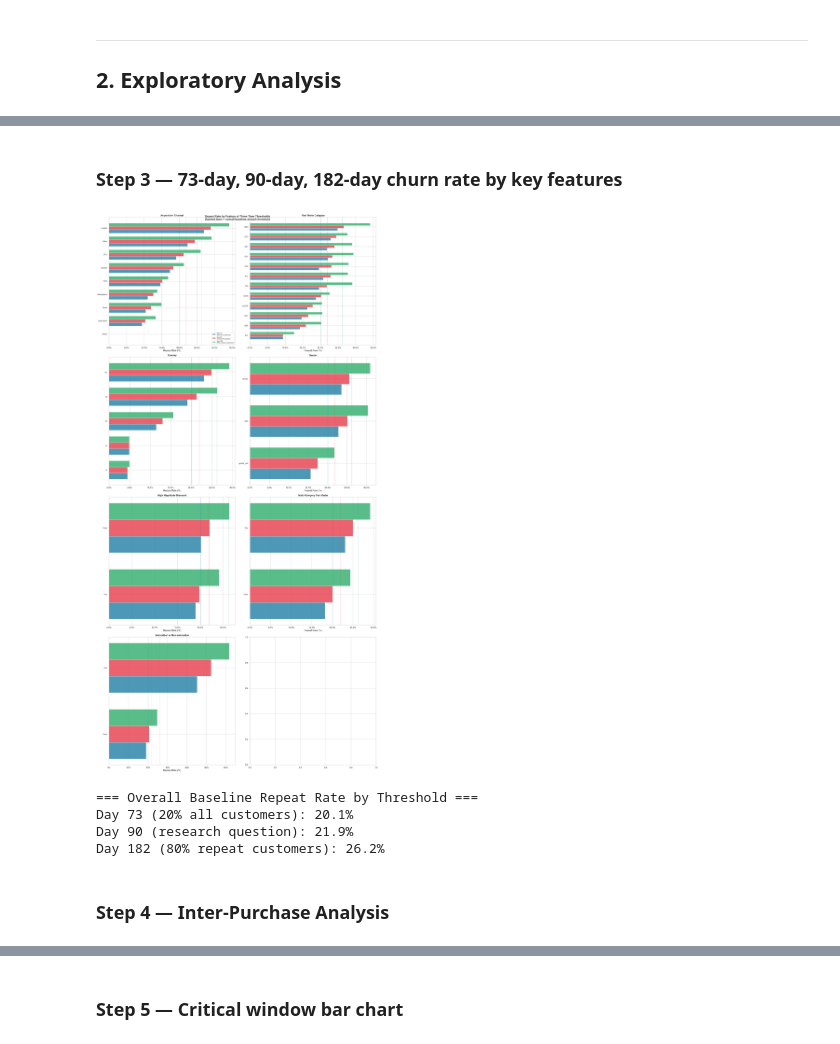
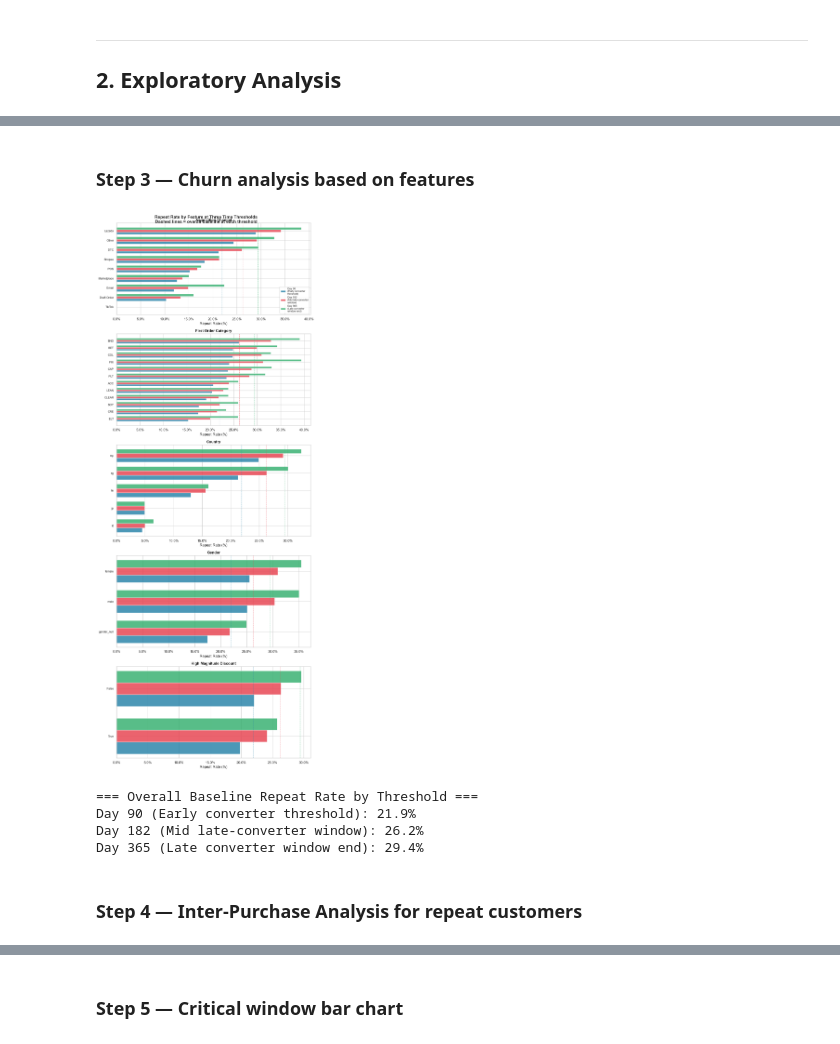
Before and after one commit to alvdoan/Applied-Data-Group-Project, a Jupyter notebook: 04_churn_analysis.ipynb, the cells around one changed output, grey strips where cells are left out. Cells and saved outputs as stored; diff of their text form; code cells hidden in the pictures.

```diff
--- a/04_churn_analysis.ipynb
+++ b/04_churn_analysis.ipynb
@@ -18,12 +24,7 @@ import seaborn as sns
 import warnings
 warnings.filterwarnings('ignore')
 
-import subprocess
-subprocess.run(['pip', 'install', 'lifelines', '--break-system-packages', '-q'])
-
 from pathlib import Path
-from lifelines import KaplanMeierFitter
-from lifelines.statistics import logrank_test
 
 pd.set_option('display.max_columns', 50)
 pd.set_option('display.max_colwidth', 80)
@@ -32,11 +33,17 @@ BASE       = Path.cwd()
 SILVER_DIR = BASE / 'medallion' / 'silver'
 GOLD_DIR   = BASE / 'medallion' / 'gold'
 
-# Plotting style
 sns.set_theme(style='whitegrid', palette='muted')
 COLORS = {
     'primary'  : '#2E86AB',
     'secondary': '#E84855',
     'accent'   : '#3BB273',
-    'neutral'  : '#A8A8A8'
+    'neutral'  : '#A8A8A8',
+    'orange'   : '#F97316',
 }
+
+SEGMENT_COLORS = {
+    'Early converter' : '#3BB273',
+    'Late converter'  : '#F97316',
+    'Non-converter'   : '#E84855',
+}
@@ -196,13 +220,13 @@ Median days to 2nd order                     : 47 days
 % returned within 90d                        : 66.9%
 Day when 80% of repeat customers returned    : Day 182
 # %% [markdown]
-### Step 3 — 73-day, 90-day, 182-day churn rate by key features
+### Step 3 — Churn analysis based on features
 # %%
 # Define thresholds
 thresholds = {
-    'Day 73\n(20% all customers)'  : 73,
-    'Day 90\n(research question)'  : 90,
-    'Day 182\n(80% repeat customers)': 182,
+    'Day 90\n(Early converter\nthreshold)'  : 90,
+    'Day 182\n(Mid late-converter\nwindow)' : 182,
+    'Day 365\n(Late converter\nwindow end)' : 365,
 }
 
 features = [
@@ -217,13 +241,18 @@ features = [
 
 threshold_colors = [COLORS['primary'], COLORS['secondary'], COLORS['accent']]
 
-fig, axes = plt.subplots(4, 2, figsize=(20, 40))
+fig, axes = plt.subplots(6, 1, figsize=(10, 30))
 
 for ax, (col, title) in zip(axes.flatten(), features):
-    # Get all unique categories with sufficient sample size
-    counts = df.groupby(col)[col].count()
+    # Convert to string first to handle boolean columns correctly
+    plot_df = df.copy()
+    plot_df[col] = plot_df[col].astype(str)
+
+    # Now filter on string values
+    counts = plot_df.groupby(col)[col].count()
     valid_cats = counts[counts >= 30].index.tolist()
-    plot_df = df[df[col].isin(valid_cats)].copy()
+    plot_df = plot_df[plot_df[col] != 'None'].copy()
+    plot_df = plot_df[plot_df[col].isin(valid_cats)].copy()
 
     # Compute churn rate at each threshold per category
     results = []
@@ -245,8 +274,8 @@ for ax, (col, title) in zip(axes.flatten(), features):
     result_df = pd.concat(results, ignore_index=True)
 
     # Sort categories by Day 90 repeat rate for consistent ordering
-    order = (result_df[result_df['threshold'] == 'Day 90\n(research question)']
-             .sort_values('repeat_rate', ascending=True)[col].tolist())
+    order = (result_df[result_df['threshold'] == 'Day 90\n(Early converter\nthreshold)']
+         .sort_values('repeat_rate', ascending=True)[col].tolist())
 
     # Plot grouped horizontal bars
     n_cats = len(order)
@@ -268,38 +297,39 @@ for ax, (col, title) in zip(axes.flatten(), features):
             df['days_to_second_order'].isna() |
             (df['days_to_second_order'] > days)
         ).mean()
         overall_repeat = (1 - overall_churn) * 100
         ax.axvline(overall_repeat, color=color, linestyle='--',
                    linewidth=1, alpha=0.7)
 
     ax.set_yticks(list(y_positions))
     ax.set_yticklabels([str(c) for c in order], fontsize=9)
     ax.set_title(title, fontsize=12, fontweight='bold')
     ax.set_xlabel('Repeat Rate (%)')
     ax.xaxis.set_major_formatter(mtick.PercentFormatter())
     if ax == axes.flatten()[0]:
         ax.legend(fontsize=8, loc='lower right')
 
 plt.suptitle('Repeat Rate by Feature at Three Time Thresholds\n'
              'Dashed lines = overall baseline at each threshold',
              fontsize=14, fontweight='bold')
+axes.flatten()[-1].set_visible(False)
 plt.tight_layout()
 plt.show()
 
 # Print baseline repeat rates at each threshold
 print("=== Overall Baseline Repeat Rate by Threshold ===")
 for label, days in thresholds.items():
     overall_churn = (
         df['days_to_second_order'].isna() |
         (df['days_to_second_order'] > days)
     ).mean()
     print(f"{label.replace(chr(10), ' ')}: {(1 - overall_churn):.1%}")
 # %% [output]
-[figure, old version]
+[figure, new version]
 === Overall Baseline Repeat Rate by Threshold ===
-Day 73 (20% all customers): 20.1%
-Day 90 (research question): 21.9%
-Day 182 (80% repeat customers): 26.2%
+Day 90 (Early converter threshold): 21.9%
+Day 182 (Mid late-converter window): 26.2%
+Day 365 (Late converter window end): 29.4%
 # %% [markdown]
-### Step 4 — Inter-Purchase Analysis
+### Step 4 — Inter-Purchase Analysis for repeat customers
 # %%
```
Also changed, not shown: parts of 21 cells of this notebook, 2 other files.
